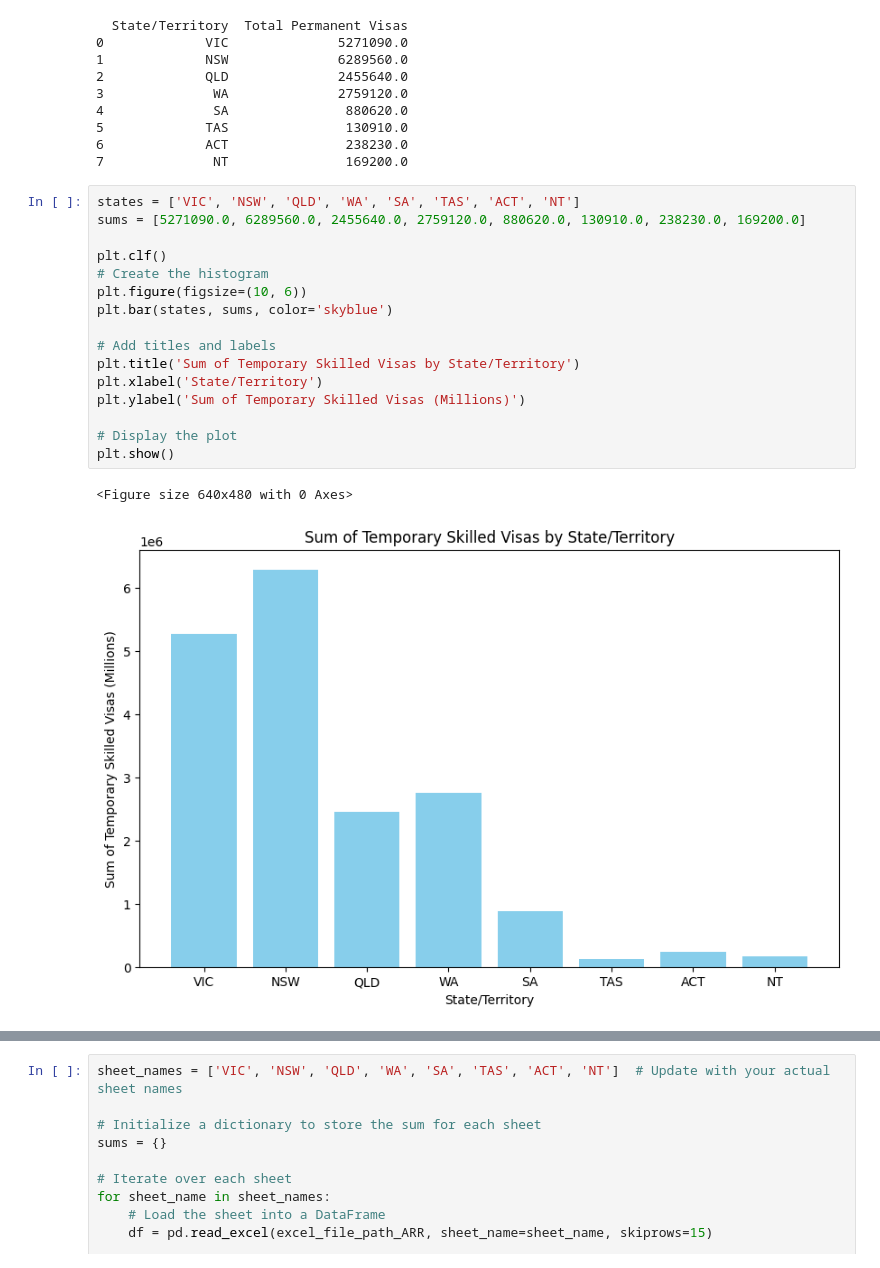
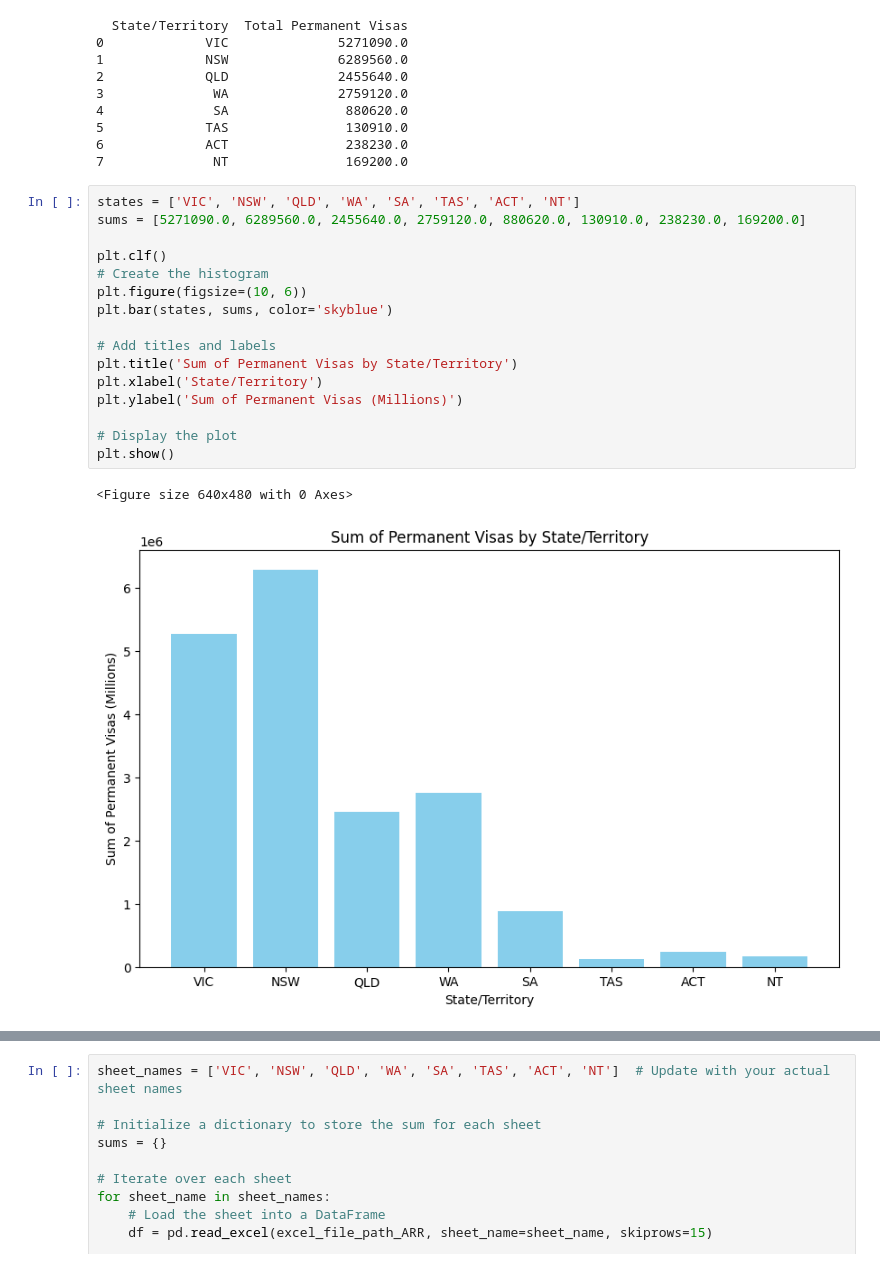
Before and after one commit to amelia-hov/travel_dataproject, a Jupyter notebook: data_introduction/Travel_Data_Project.ipynb, the cells around one changed output, grey strips where cells are left out. Saved outputs shown, nothing was run; the diff lists cells and outputs as text.

```diff
--- a/data_introduction/Travel_Data_Project.ipynb
+++ b/data_introduction/Travel_Data_Project.ipynb
@@ -702,19 +707,19 @@ print(sums_df)
 # %%
 states = ['VIC', 'NSW', 'QLD', 'WA', 'SA', 'TAS', 'ACT', 'NT']
 sums = [5271090.0, 6289560.0, 2455640.0, 2759120.0, 880620.0, 130910.0, 238230.0, 169200.0]
 
 plt.clf()
 # Create the histogram
 plt.figure(figsize=(10, 6))
 plt.bar(states, sums, color='skyblue')
 
 # Add titles and labels
-plt.title('Sum of Temporary Skilled Visas by State/Territory')
+plt.title('Sum of Permanent Visas by State/Territory')
 plt.xlabel('State/Territory')
-plt.ylabel('Sum of Temporary Skilled Visas (Millions)')
+plt.ylabel('Sum of Permanent Visas (Millions)')
 
 # Display the plot
 plt.show()
 # %% [output]
 <Figure size 640x480 with 0 Axes>
-[figure, old version]
+[figure, new version]
```
Also changed, not shown: parts of 22 cells of this notebook.
